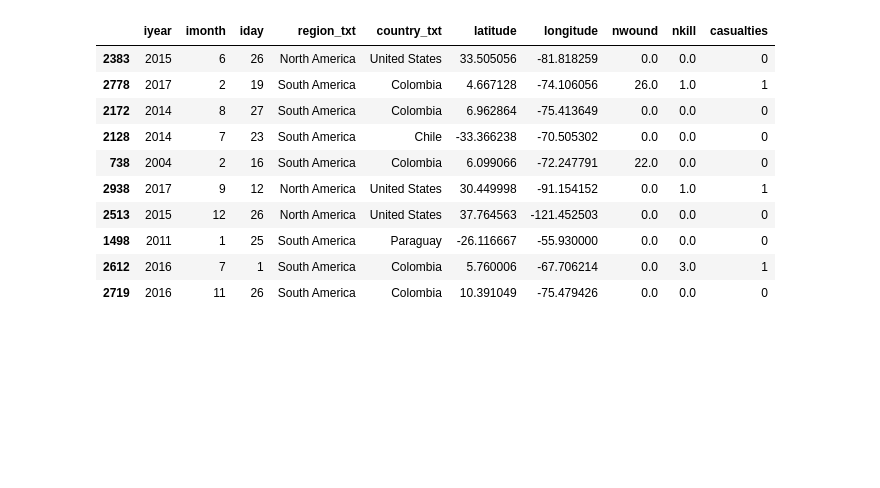
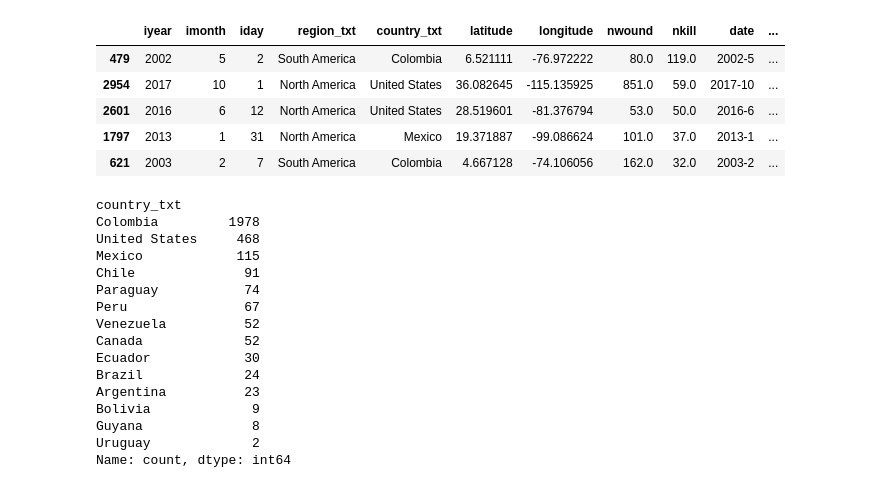
Before and after one commit to jessetjohnson17/special_tools, a Jupyter notebook: shap.ipynb, the cells around one changed output. Saved outputs shown, nothing was run; the diff lists cells and outputs as text; code cells hidden in the pictures; blank space fills up the shorter version.

```diff
--- a/shap.ipynb
+++ b/shap.ipynb
@@ -8,20 +8,40 @@ from sklearn.model_selection import train_test_split
 # "Based [kernel] SHAPiro doesn't care about your feelings"
 # %%
 df = pd.read_csv('incident_records.csv')
+df = df.sort_values('nkill', ascending=False)
+df = df.drop([340, 341, 342, 343])              # Dropped Sep 11, 2001 as an extreme outlier
+
+cols_to_join = ['iyear','imonth']
+df['date'] = df[cols_to_join].astype(str).agg('-'.join, axis=1)
+
 
 df['casualties'] = df['nkill'].apply(lambda x: 1 if x > 0 else 0)
 
-df.sample(10)
+df.head()
 # %% [output]
-|  | iyear | imonth | iday | region_txt | country_txt | latitude | longitude | nwound | nkill | casualties |
-| 2383 | 2015 | 6 | 26 | North America | United States | 33.505056 | -81.818259 | 0.0 | 0.0 | 0 |
-| 2778 | 2017 | 2 | 19 | South America | Colombia | 4.667128 | -74.106056 | 26.0 | 1.0 | 1 |
-| 2172 | 2014 | 8 | 27 | South America | Colombia | 6.962864 | -75.413649 | 0.0 | 0.0 | 0 |
-| 2128 | 2014 | 7 | 23 | South America | Chile | -33.366238 | -70.505302 | 0.0 | 0.0 | 0 |
-| 738 | 2004 | 2 | 16 | South America | Colombia | 6.099066 | -72.247791 | 22.0 | 0.0 | 0 |
-| 2938 | 2017 | 9 | 12 | North America | United States | 30.449998 | -91.154152 | 0.0 | 1.0 | 1 |
-| 2513 | 2015 | 12 | 26 | North America | United States | 37.764563 | -121.452503 | 0.0 | 0.0 | 0 |
-| 1498 | 2011 | 1 | 25 | South America | Paraguay | -26.116667 | -55.930000 | 0.0 | 0.0 | 0 |
-| 2612 | 2016 | 7 | 1 | South America | Colombia | 5.760006 | -67.706214 | 0.0 | 3.0 | 1 |
-| 2719 | 2016 | 11 | 26 | South America | Colombia | 10.391049 | -75.479426 | 0.0 | 0.0 | 0 |
+|  | iyear | imonth | iday | region_txt | country_txt | latitude | longitude | nwound | nkill | date | ... |
+| 479 | 2002 | 5 | 2 | South America | Colombia | 6.521111 | -76.972222 | 80.0 | 119.0 | 2002-5 | ... |
+| 2954 | 2017 | 10 | 1 | North America | United States | 36.082645 | -115.135925 | 851.0 | 59.0 | 2017-10 | ... |
+| 2601 | 2016 | 6 | 12 | North America | United States | 28.519601 | -81.376794 | 53.0 | 50.0 | 2016-6 | ... |
+| 1797 | 2013 | 1 | 31 | North America | Mexico | 19.371887 | -99.086624 | 101.0 | 37.0 | 2013-1 | ... |
+| 621 | 2003 | 2 | 7 | South America | Colombia | 4.667128 | -74.106056 | 162.0 | 32.0 | 2003-2 | ... |
+# %%
+df['country_txt'].value_counts()
+# %% [output]
+country_txt
+Colombia         1978
+United States     468
+Mexico            115
+Chile              91
+Paraguay           74
+Peru               67
+Venezuela          52
+Canada             52
+Ecuador            30
+Brazil             24
+Argentina          23
+Bolivia             9
+Guyana              8
+Uruguay             2
+Name: count, dtype: int64
 # %%
```
Also changed, not shown: parts of 6 cells of this notebook, 1 other file.
